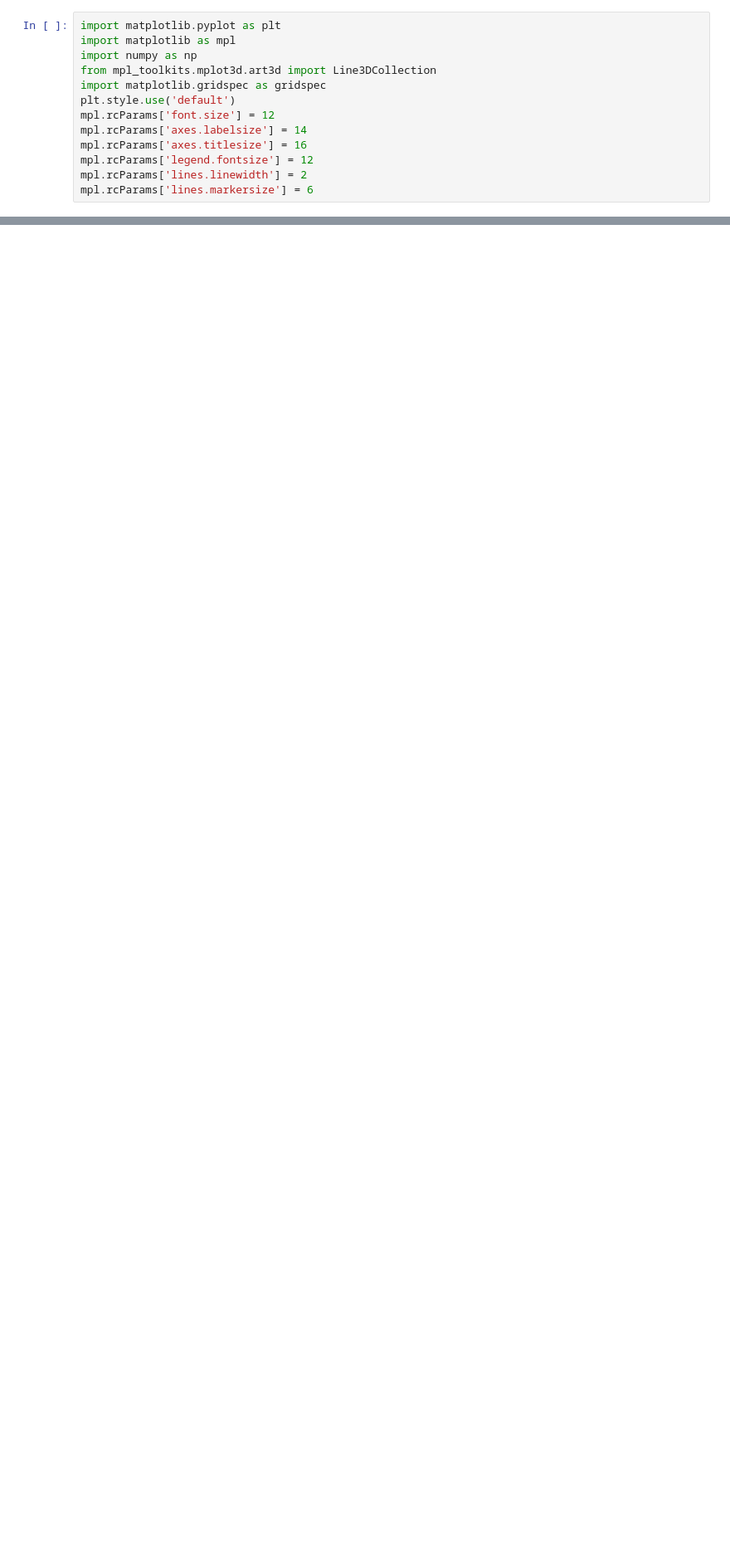
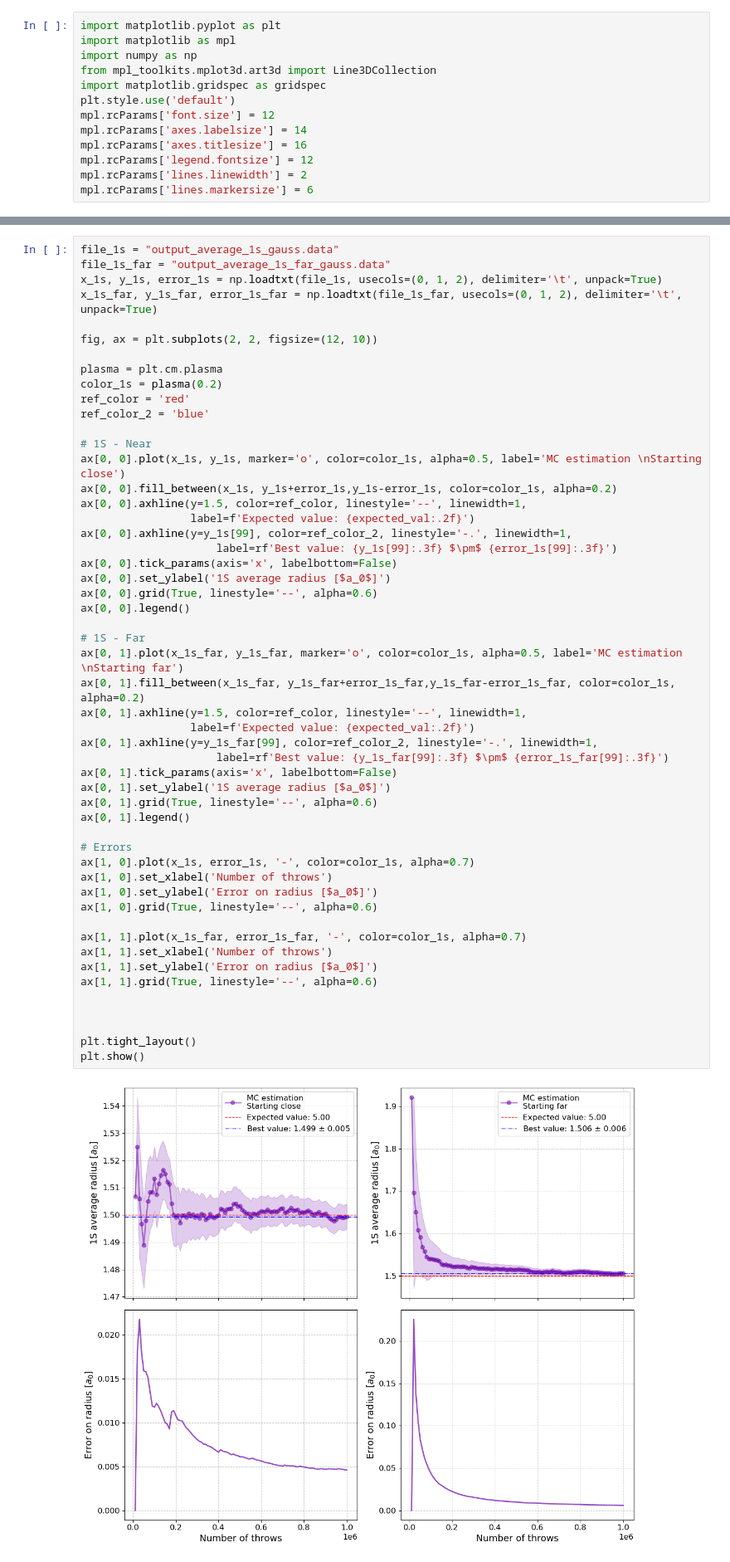
Before and after one commit to SMDP02/Numerical-Simulation---AA-2024-2025, a Jupyter notebook: Lect_5/DiPaolo_Lecture_5.ipynb, the cells around one changed output, grey strips where cells are left out. Shown at 83% size. Drawn from its saved outputs; the diff is of its cells as text; blank space fills up the shorter version.

```diff
--- a/Lect_5/DiPaolo_Lecture_5.ipynb
+++ b/Lect_5/DiPaolo_Lecture_5.ipynb
@@ -305,0 +363,54 @@ plt.show()
+# %%
+file_1s = "output_average_1s_gauss.data"
+file_1s_far = "output_average_1s_far_gauss.data"
+x_1s, y_1s, error_1s = np.loadtxt(file_1s, usecols=(0, 1, 2), delimiter='\t', unpack=True)
+x_1s_far, y_1s_far, error_1s_far = np.loadtxt(file_1s_far, usecols=(0, 1, 2), delimiter='\t', unpack=True)
+
+fig, ax = plt.subplots(2, 2, figsize=(12, 10))
+
+plasma = plt.cm.plasma
+color_1s = plasma(0.2)
+ref_color = 'red'
+ref_color_2 = 'blue'
+
+# 1S - Near
+ax[0, 0].plot(x_1s, y_1s, marker='o', color=color_1s, alpha=0.5, label='MC estimation \nStarting close')
+ax[0, 0].fill_between(x_1s, y_1s+error_1s,y_1s-error_1s, color=color_1s, alpha=0.2)
+ax[0, 0].axhline(y=1.5, color=ref_color, linestyle='--', linewidth=1,
+                 label=f'Expected value: {expected_val:.2f}')
+ax[0, 0].axhline(y=y_1s[99], color=ref_color_2, linestyle='-.', linewidth=1,
+                     label=rf'Best value: {y_1s[99]:.3f} $\pm$ {error_1s[99]:.3f}')
+ax[0, 0].tick_params(axis='x', labelbottom=False)
+ax[0, 0].set_ylabel('1S average radius [$a_0$]')
+ax[0, 0].grid(True, linestyle='--', alpha=0.6)
+ax[0, 0].legend()
+
+# 1S - Far
+ax[0, 1].plot(x_1s_far, y_1s_far, marker='o', color=color_1s, alpha=0.5, label='MC estimation \nStarting far')
+ax[0, 1].fill_between(x_1s_far, y_1s_far+error_1s_far,y_1s_far-error_1s_far, color=color_1s, alpha=0.2)
+ax[0, 1].axhline(y=1.5, color=ref_color, linestyle='--', linewidth=1,
+                 label=f'Expected value: {expected_val:.2f}')
+ax[0, 1].axhline(y=y_1s_far[99], color=ref_color_2, linestyle='-.', linewidth=1,
+                     label=rf'Best value: {y_1s_far[99]:.3f} $\pm$ {error_1s_far[99]:.3f}')
+ax[0, 1].tick_params(axis='x', labelbottom=False)
+ax[0, 1].set_ylabel('1S average radius [$a_0$]')
+ax[0, 1].grid(True, linestyle='--', alpha=0.6)
+ax[0, 1].legend()
+
+# Errors
+ax[1, 0].plot(x_1s, error_1s, '-', color=color_1s, alpha=0.7)
+ax[1, 0].set_xlabel('Number of throws')
+ax[1, 0].set_ylabel('Error on radius [$a_0$]')
+ax[1, 0].grid(True, linestyle='--', alpha=0.6)
+
+ax[1, 1].plot(x_1s_far, error_1s_far, '-', color=color_1s, alpha=0.7)
+ax[1, 1].set_xlabel('Number of throws')
+ax[1, 1].set_ylabel('Error on radius [$a_0$]')
+ax[1, 1].grid(True, linestyle='--', alpha=0.6)
+
+
+
+plt.tight_layout()
+plt.show()
+# %% [output]
+[figure, added]
```
Also changed, not shown: parts of 9 cells of this notebook.
